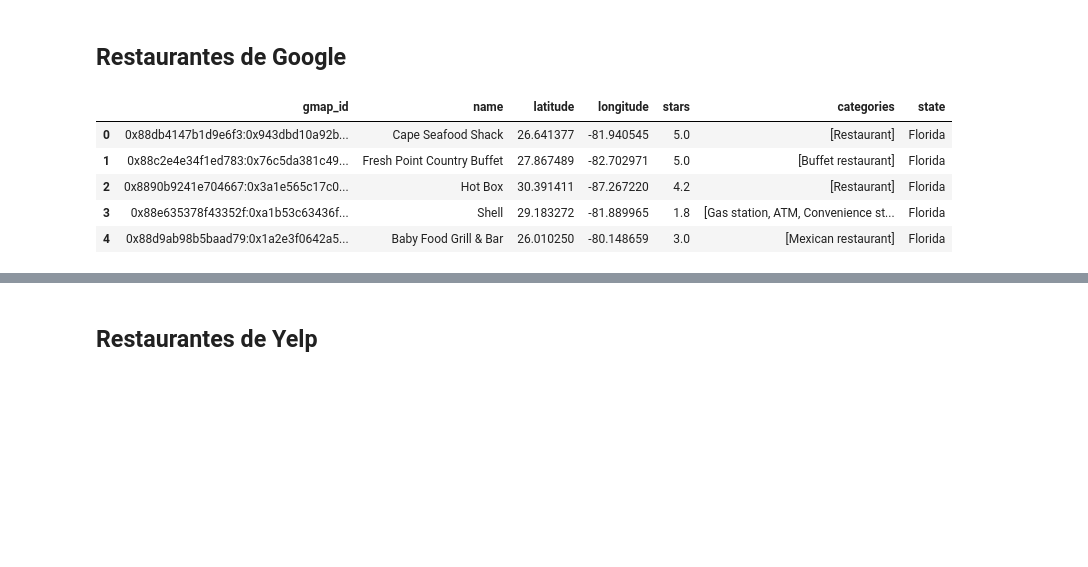
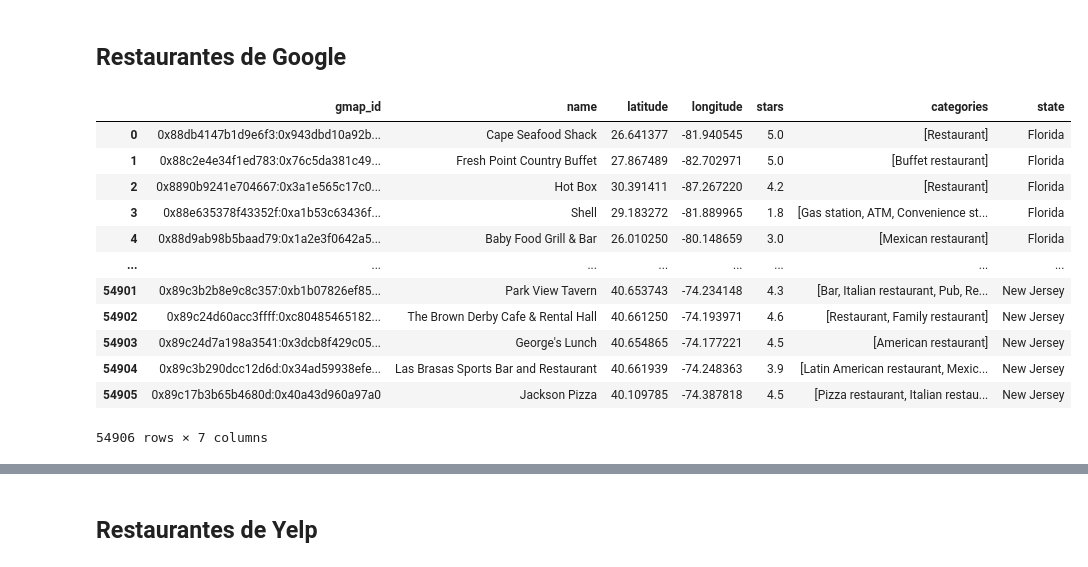
Before and after one commit to Paniceres/GP_Henry, a Jupyter notebook: etl-eda/3_etl_categories.ipynb, the cells around one changed output, grey strips where cells are left out. Cells and saved outputs as stored; diff of their text form; code cells hidden in the pictures; blank space fills up the shorter version.

```diff
--- a/etl-eda/3_etl_categories.ipynb
+++ b/etl-eda/3_etl_categories.ipynb
@@ -8,11 +8,18 @@ import pandas as pd
 ## Restaurantes de Google
 # %%
 google = pd.read_parquet("../datasets/processed/google/bussiness_google.parquet.gz")
-google.head()
+google
 # %% [output]
 |  | gmap_id | name | latitude | longitude | stars | categories | state |
 | 0 | 0x88db4147b1d9e6f3:0x943dbd10a92b... | Cape Seafood Shack | 26.641377 | -81.940545 | 5.0 | [Restaurant] | Florida |
 | 1 | 0x88c2e4e34f1ed783:0x76c5da381c49... | Fresh Point Country Buffet | 27.867489 | -82.702971 | 5.0 | [Buffet restaurant] | Florida |
 | 2 | 0x8890b9241e704667:0x3a1e565c17c0... | Hot Box | 30.391411 | -87.267220 | 4.2 | [Restaurant] | Florida |
 | 3 | 0x88e635378f43352f:0xa1b53c63436f... | Shell | 29.183272 | -81.889965 | 1.8 | [Gas station, ATM, Convenience st... | Florida |
 | 4 | 0x88d9ab98b5baad79:0x1a2e3f0642a5... | Baby Food Grill & Bar | 26.010250 | -80.148659 | 3.0 | [Mexican restaurant] | Florida |
+| ... | ... | ... | ... | ... | ... | ... | ... |
+| 54901 | 0x89c3b2b8e9c8c357:0xb1b07826ef85... | Park View Tavern | 40.653743 | -74.234148 | 4.3 | [Bar, Italian restaurant, Pub, Re... | New Jersey |
+| 54902 | 0x89c24d60acc3ffff:0xc80485465182... | The Brown Derby Cafe & Rental Hall | 40.661250 | -74.193971 | 4.6 | [Restaurant, Family restaurant] | New Jersey |
+| 54903 | 0x89c24d7a198a3541:0x3dcb8f429c05... | George's Lunch | 40.654865 | -74.177221 | 4.5 | [American restaurant] | New Jersey |
+| 54904 | 0x89c3b290dcc12d6d:0x34ad59938efe... | Las Brasas Sports Bar and Restaurant | 40.661939 | -74.248363 | 3.9 | [Latin American restaurant, Mexic... | New Jersey |
+| 54905 | 0x89c17b3b65b4680d:0x40a43d960a97a0 | Jackson Pizza | 40.109785 | -74.387818 | 4.5 | [Pizza restaurant, Italian restau... | New Jersey |
+54906 rows × 7 columns
```
Also changed, not shown: parts of 6 cells of this notebook, 2 other files.
